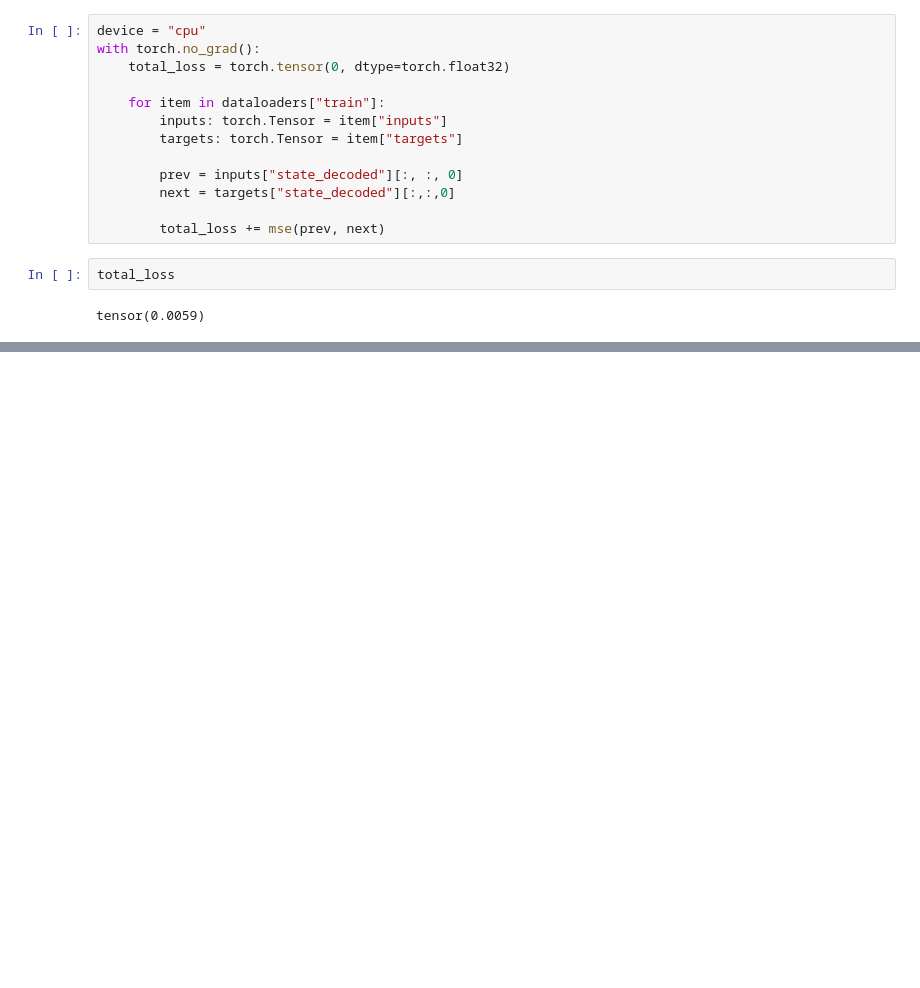
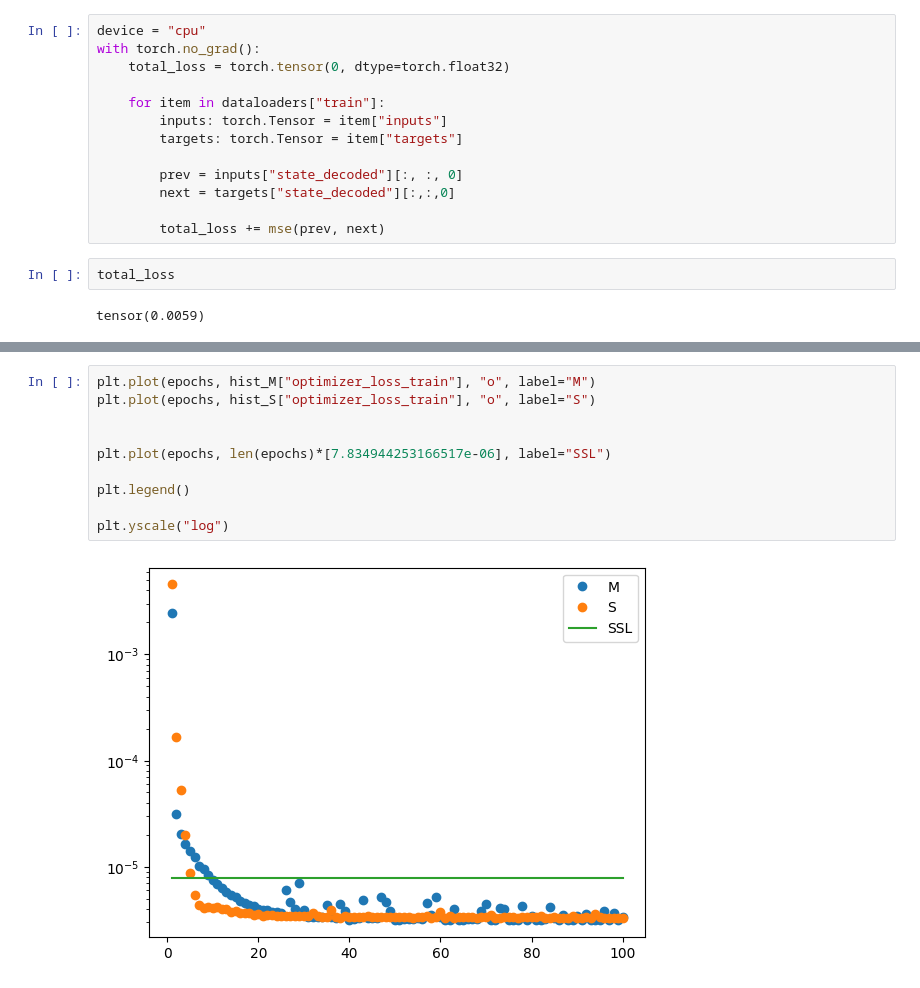
Before and after one commit to H-IAAC/WorldMachine, a Jupyter notebook: dev/LongTrain.ipynb, the cells around one changed output, grey strips where cells are left out. Cells and saved outputs as stored; diff of their text form; blank space fills up the shorter version.

```diff
--- a/dev/LongTrain.ipynb
+++ b/dev/LongTrain.ipynb
@@ -229,0 +230,12 @@ plt.yscale("log")
+# %%
+plt.plot(epochs, hist_M["optimizer_loss_train"], "o", label="M")
+plt.plot(epochs, hist_S["optimizer_loss_train"], "o", label="S")
+
+
+plt.plot(epochs, len(epochs)*[7.834944253166517e-06], label="SSL")
+
+plt.legend()
+
+plt.yscale("log")
+# %% [output]
+[figure, added]
```
Also changed, not shown: parts of 1 cell of this notebook, 1 other file.
